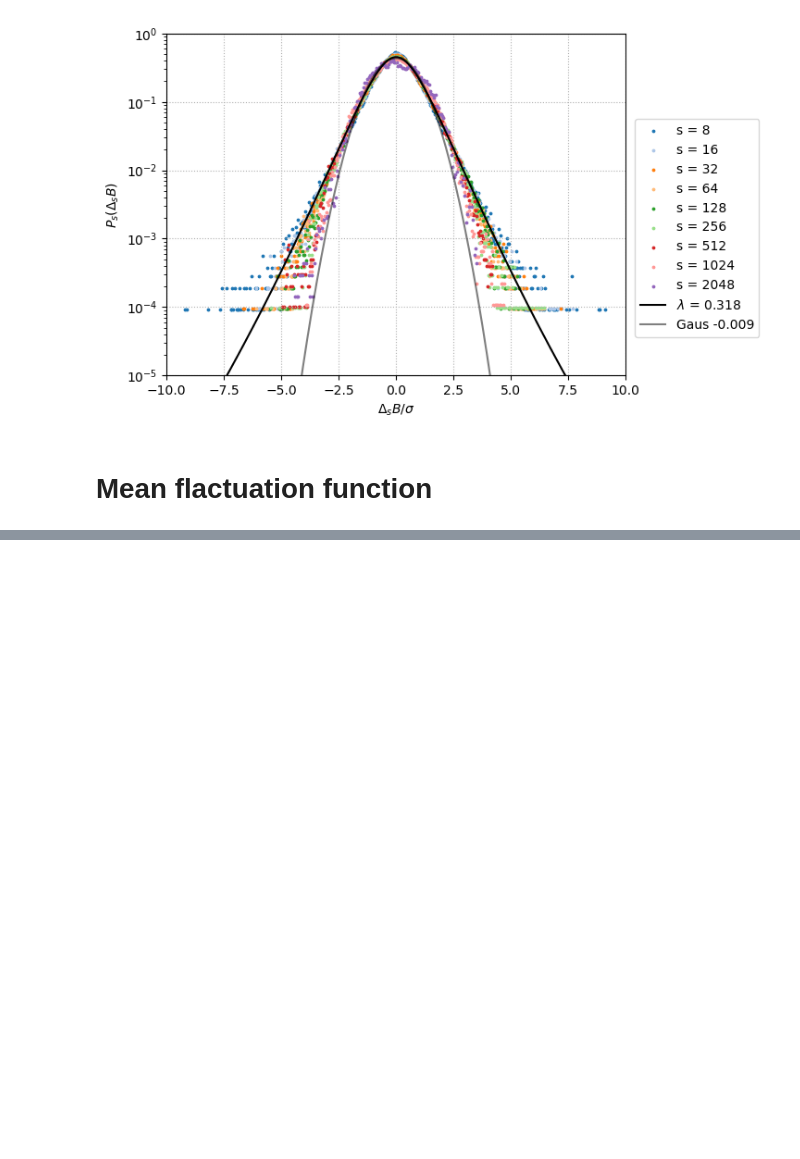
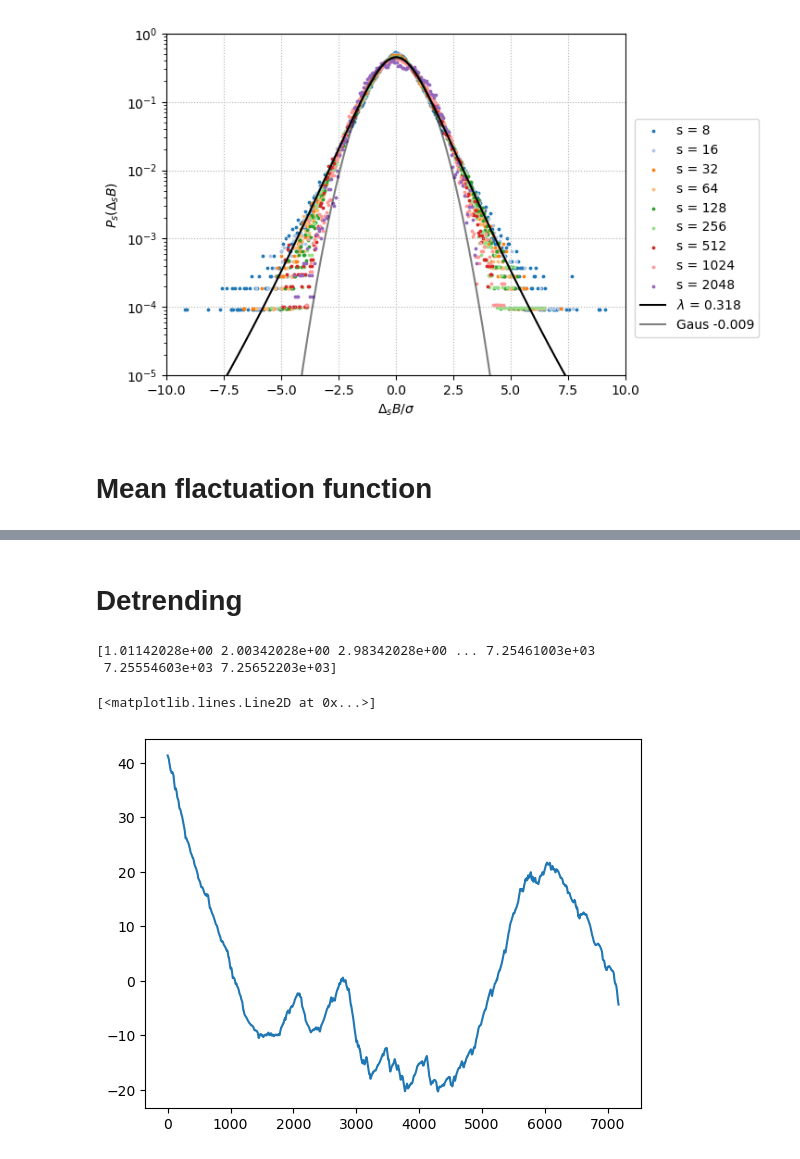
Before and after one commit to threeblueonebrowneyes/Critical-Scale-Invariance-Heart-Rate, a Jupyter notebook: CleanCode-Fanasia_CopyMIT.ipynb, the cells around one changed output, grey strips where cells are left out. Drawn from its saved outputs; the diff is of its cells as text; code cells hidden in the pictures; blank space fills up the shorter version.

```diff
--- a/CleanCode-Fanasia_CopyMIT.ipynb
+++ b/CleanCode-Fanasia_CopyMIT.ipynb
@@ -379,6 +382,3 @@ Chi squared g 0.0016419470119206742
 [figure]
 # %% [markdown]
 # Mean flactuation function
-# %%
-for i, b in enumerate(list_Delta_B):
-    print(len(b))
@@ -395,3 +384,0 @@ for i, b in enumerate(list_Delta_B):
-# %%
-for i in range(len(list_Delta_B)):
-    list_Delta_B[i] = list_Delta_B[i][:118784]
@@ -409,0 +442,4 @@ plt.xscale('log')
+# %%
+S=np.arange(200, 4000, 20, dtype=int)
+a=pd.DataFrame(B.loc[:, 'f1o01'])
+print(a, type(a))
@@ -409,0 +461,20 @@ plt.xscale('log')
+# %% [markdown]
+# Detrending
+# %%
+c = a.copy()
+c = c.values/250
+c = c[~np.isnan(c)]
+print(c)
+detrend.polynomial(c, order=1, plot=False)
+index=[]
+comulative=[]
+for i, c_i in enumerate(c):
+    index.append(i)
+    comulative.append(c_i)
+
+plt.plot(index, comulative)
+# %% [output]
+[1.01142028e+00 2.00342028e+00 2.98342028e+00 ... 7.25461003e+03
+ 7.25554603e+03 7.25652203e+03]
+[<matplotlib.lines.Line2D at 0x...>]
+[figure, added]
```
Also changed, not shown: parts of 24 cells of this notebook, 1 other file.
